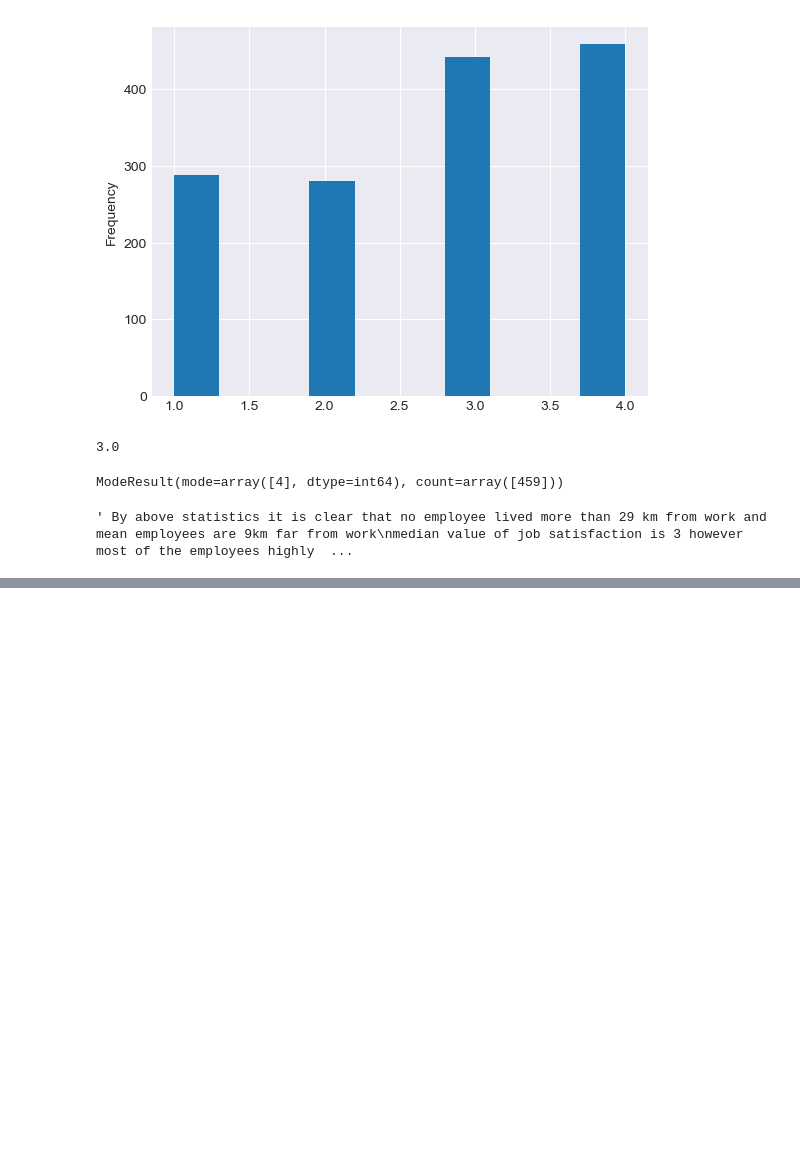
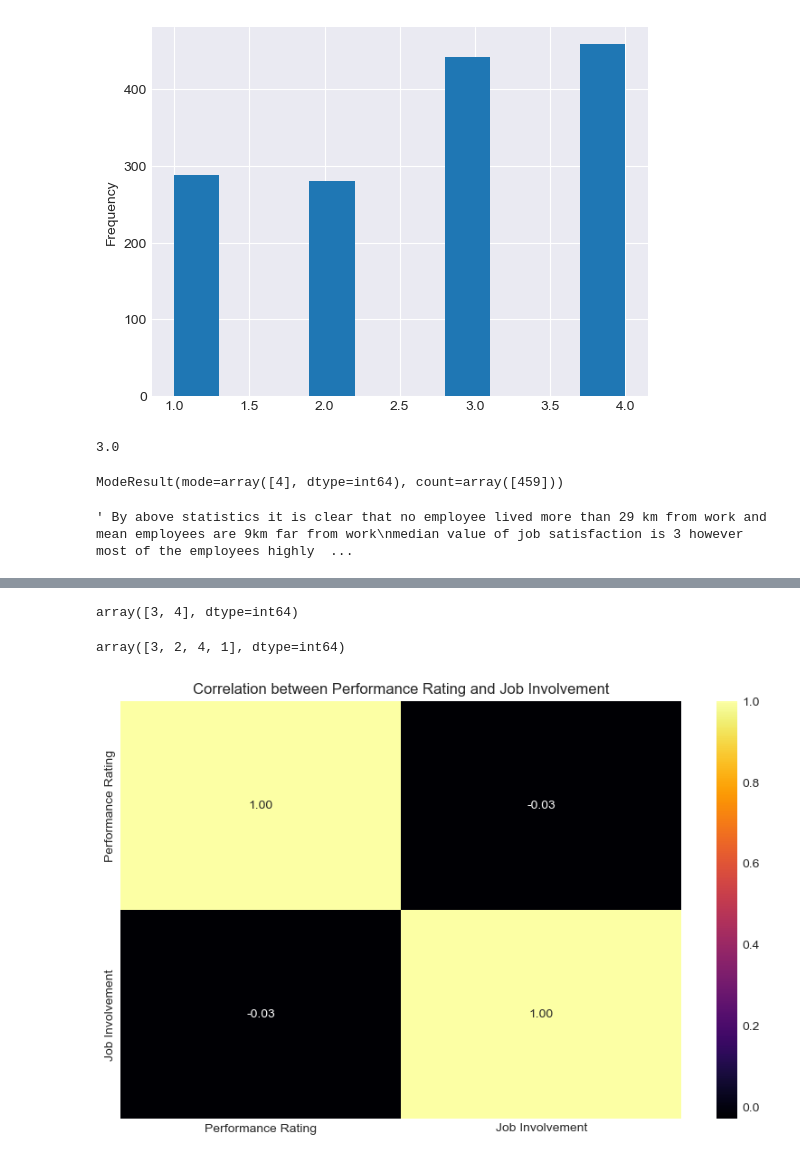
Before and after one commit to sivm205/HR-Employee-Attrition-Analysis, a Jupyter notebook: Preprocessing.ipynb, the cells around one changed output, grey strips where cells are left out. Cells and saved outputs as stored; diff of their text form; code cells hidden in the pictures; blank space fills up the shorter version.

Commit message:
Analysis of Employees performance and Career progression in the work force

```diff
--- a/Preprocessing.ipynb
+++ b/Preprocessing.ipynb
@@ -774,0 +811,20 @@ median value of job satisfaction is 3 however most of the employees highly satis
+# %%
+df['Performance Rating'].unique()
+# %% [output]
+array([3, 4], dtype=int64)
+# %%
+df['Job Involvement'].unique()
+# %% [output]
+array([3, 2, 4, 1], dtype=int64)
+# %%
+#in order to find the relationship between job involvement and performance rating we can correlation
+corr_PR_JI =  df[['Performance Rating', 'Job Involvement']].corr()
+# %%
+#visualise the relationship between job involvement and performance rating
+plt.figure(figsize=(10, 6))
+plt.style.use('seaborn-darkgrid')
+sns.heatmap(corr_PR_JI, annot=True, cmap='inferno', fmt=".2f")
+plt.title('Correlation between Performance Rating and Job Involvement')
+plt.show()
+# %% [output]
+[figure, added]
```
Also changed, not shown: parts of 21 cells of this notebook.
